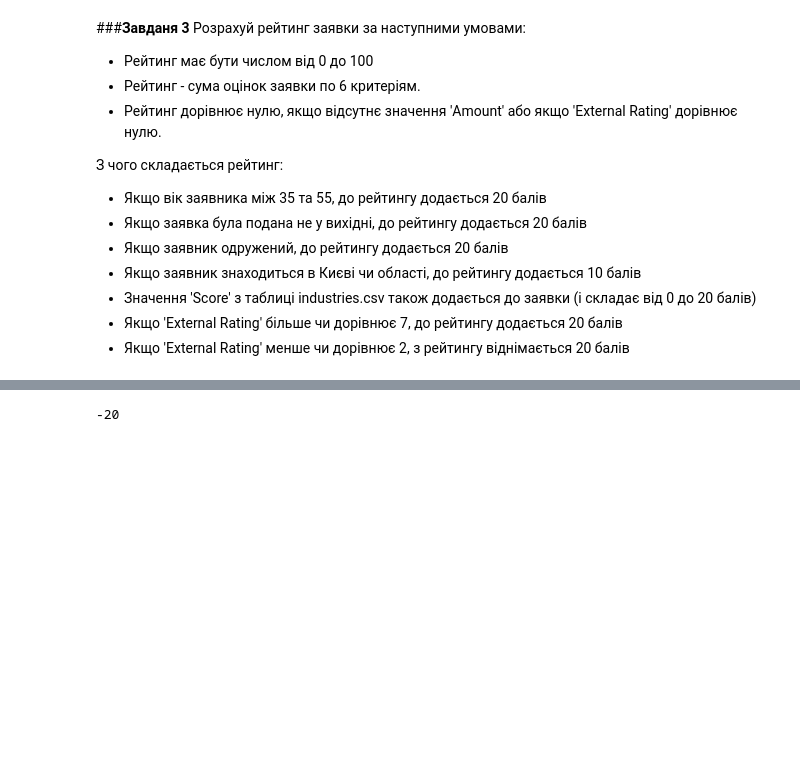
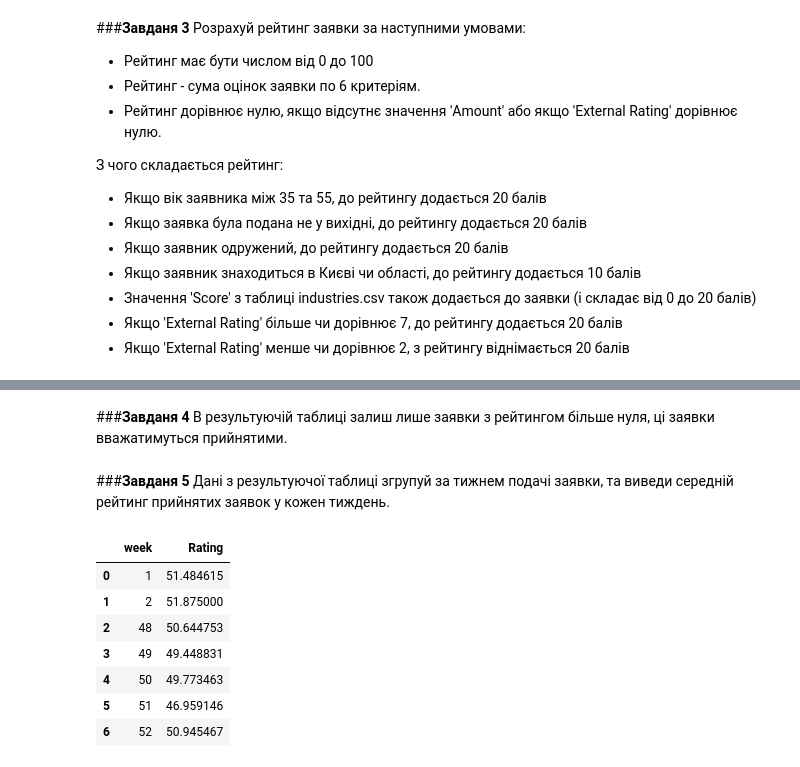
Before and after one commit to nataliia82/goit_pandas_hw, a Jupyter notebook: Pandas_HW_5.ipynb, the cells around one changed output, grey strips where cells are left out. Saved outputs shown, nothing was run; the diff lists cells and outputs as text; code cells hidden in the pictures; blank space fills up the shorter version.

```diff
--- a/Pandas_HW_5.ipynb
+++ b/Pandas_HW_5.ipynb
@@ -92,9 +80,28 @@ df['Rating'] = (
     score +
     ext_rating_score
 )
+# %%
+df.loc[df['Amount'].isna() | (df['External Rating'] == 0), 'Rating'] = 0
+df.loc[df['Rating'] > 100, 'Rating'] = 100
+# %% [markdown]
+###**Завданя 4**
+В результуючій таблиці залиш лише заявки з рейтингом більше нуля, ці заявки вважатимуться прийнятими.
 # %%
-df['Rating']
+df = df[df['Rating'] > 0]
-# %%
-df['Rating'].min()
-# %% [output]
--20
+# %% [markdown]
+###**Завданя 5**
+Дані з результуючої таблиці згрупуй за тижнем подачі заявки, та виведи середній рейтинг прийнятих заявок у кожен тиждень.
+# %%
+df['week'] = df['Applied at'].dt.isocalendar().week
+weekly_avg_rating = df.groupby('week')['Rating'].mean().reset_index()
+# %%
+weekly_avg_rating.head(20)
+# %% [output]
+|  | week | Rating |
+| 0 | 1 | 51.484615 |
+| 1 | 2 | 51.875000 |
+| 2 | 48 | 50.644753 |
+| 3 | 49 | 49.448831 |
+| 4 | 50 | 49.773463 |
+| 5 | 51 | 46.959146 |
+| 6 | 52 | 50.945467 |
```
Also changed, not shown: parts of 1 cell of this notebook.
